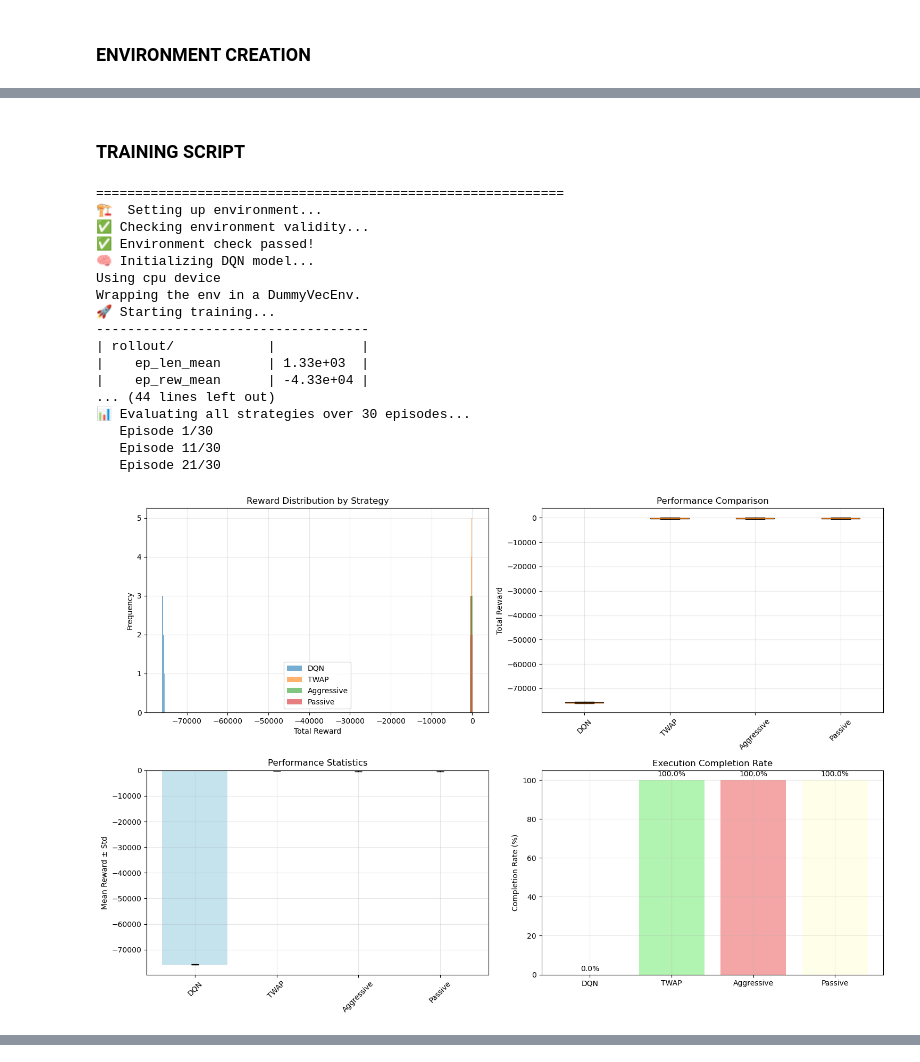
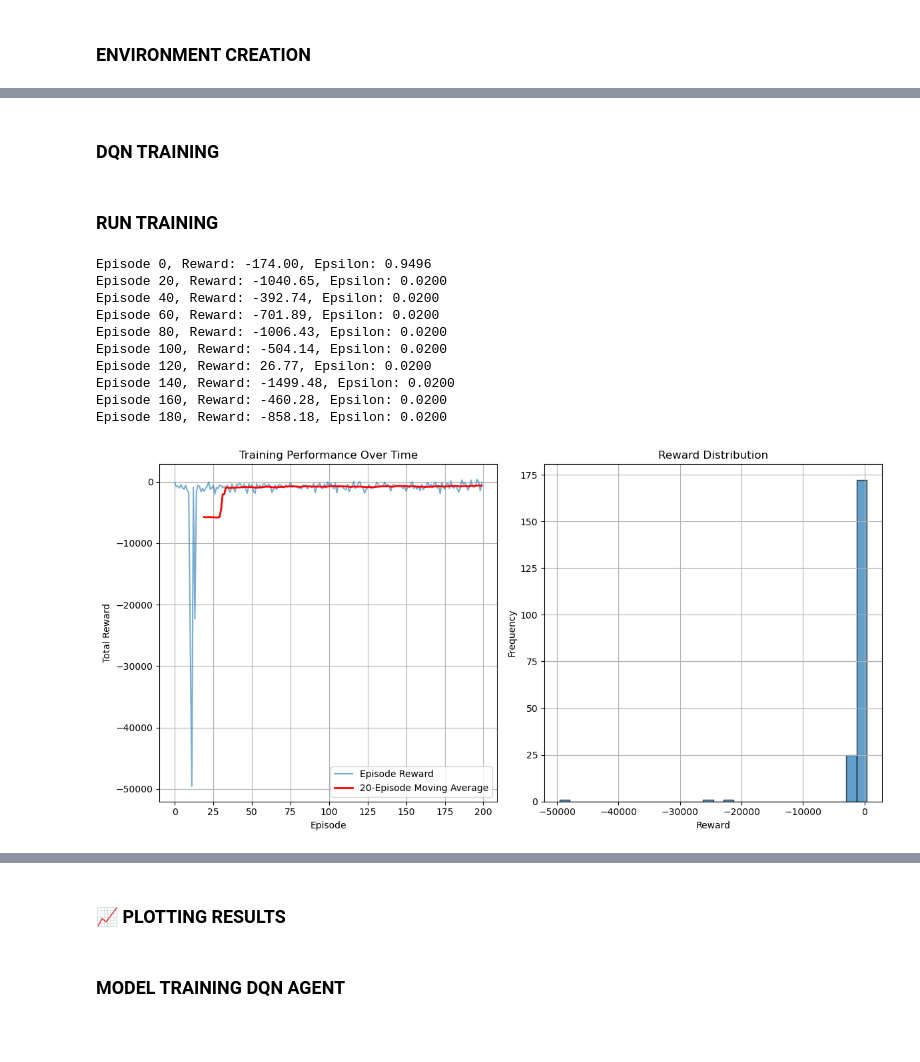
Before and after one commit to Alqama-svg/optimal_execution_with_RL_Agent, a Jupyter notebook: notebooks/optimal_execution_rl_implementation.ipynb, the cells around one changed output, grey strips where cells are left out. Saved outputs shown, nothing was run; the diff lists cells and outputs as text; code cells hidden in the pictures; blank space fills up the shorter version.

Commit message:
Add training and strategy comparison plots

```diff
--- a/notebooks/optimal_execution_rl_implementation.ipynb
+++ b/notebooks/optimal_execution_rl_implementation.ipynb
@@ -377,3 +187,12 @@ def evaluate_passive_policy(env: OptimalExecEnv) -> float:
+# %%
+# Utility Functions
+def select_action(state, epsilon, policy_net, action_dim):
+    if random.random() < epsilon:
+        return random.randint(0, action_dim - 1)
+    with torch.no_grad():
+        state_tensor = torch.tensor(state, dtype=torch.float32).unsqueeze(0).to(device)
+        q_values = policy_net(state_tensor)
+        return int(q_values.argmax().item())
 # %% [markdown]
-### **TRAINING SCRIPT**
+### **DQN TRAINING**
 # %%
@@ -562,44 +258,20 @@ def print_performance_summary(results, completion_rates):
+# %% [markdown]
+### **RUN TRAINING**
 # %%
-if __name__ == "__main__":
-    print("=" * 60)
-
-    # Train model
-    model, env = main()
-
-    # Evaluate all strategies
-    results, completion_rates = evaluate_all_strategies(model, env, num_episodes=30)
-
-    # Create visualizations
-    create_performance_plots(results, completion_rates)
-
-    # Print summary
-    print_performance_summary(results, completion_rates)
-
-    print("\n IMPLEMENTATION FINISHED!")
-    print(" _get_obs() method")
-    print(" _get_quantity_from_action() method")
-    print(" _get_market_price() method")
-    print(" Complete MarketSimulator class")
-    print(" execute_trade() method")
-    print(" TWAP evaluation function")
-    print(" All missing parameters (alpha, penalties)")
-    print(" Complete training and evaluation pipeline")
+# Reward Curve
+env = OptimalExecutionEnv()
+trained_policy, rewards = train_dqn(env, episodes=200)
+plot_rewards(rewards)
+plt.show()
 # %% [output]
-============================================================
-🏗️  Setting up environment...
-✅ Checking environment validity...
-✅ Environment check passed!
-🧠 Initializing DQN model...
-Using cpu device
-Wrapping the env in a DummyVecEnv.
-🚀 Starting training...
------------------------------------
-| rollout/            |           |
-|    ep_len_mean      | 1.33e+03  |
-|    ep_rew_mean      | -4.33e+04 |
-... (44 lines left out)
-📊 Evaluating all strategies over 30 episodes...
-   Episode 1/30
-   Episode 11/30
-   Episode 21/30
+Episode 0, Reward: -174.00, Epsilon: 0.9496
+Episode 20, Reward: -1040.65, Epsilon: 0.0200
+Episode 40, Reward: -392.74, Epsilon: 0.0200
+Episode 60, Reward: -701.89, Epsilon: 0.0200
+Episode 80, Reward: -1006.43, Epsilon: 0.0200
+Episode 100, Reward: -504.14, Epsilon: 0.0200
+Episode 120, Reward: 26.77, Epsilon: 0.0200
+Episode 140, Reward: -1499.48, Epsilon: 0.0200
+Episode 160, Reward: -460.28, Epsilon: 0.0200
+Episode 180, Reward: -858.18, Epsilon: 0.0200
-[figure, old version]
+[figure, new version]
@@ -622,0 +278,2 @@ Aggressive      -234.83      194.61           100.00     -546.17      115.85
+# %% [markdown]
+### **📈 PLOTTING RESULTS**
@@ -622,0 +310,2 @@ Aggressive      -234.83      194.61           100.00     -546.17      115.85
+# %% [markdown]
+### **MODEL TRAINING DQN AGENT**
```
Also changed, not shown: parts of 24 cells of this notebook, 11 other files.
